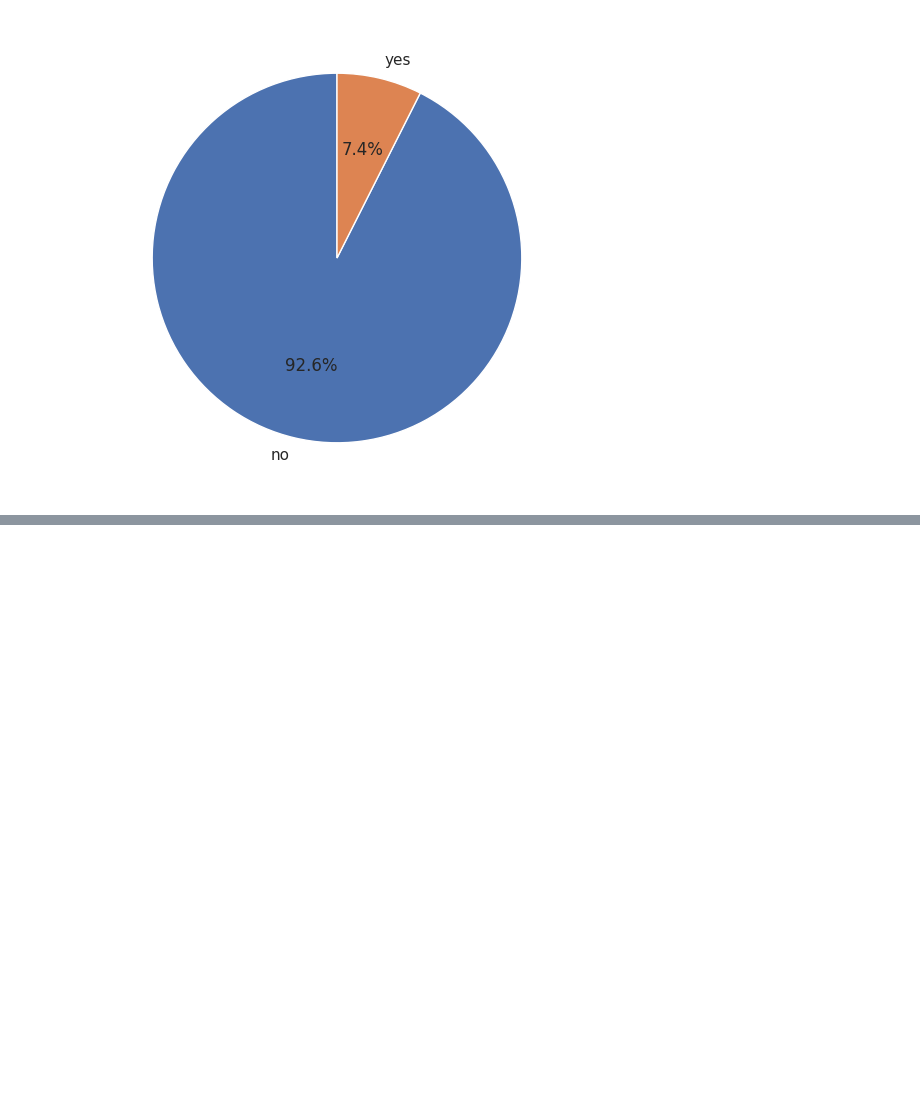
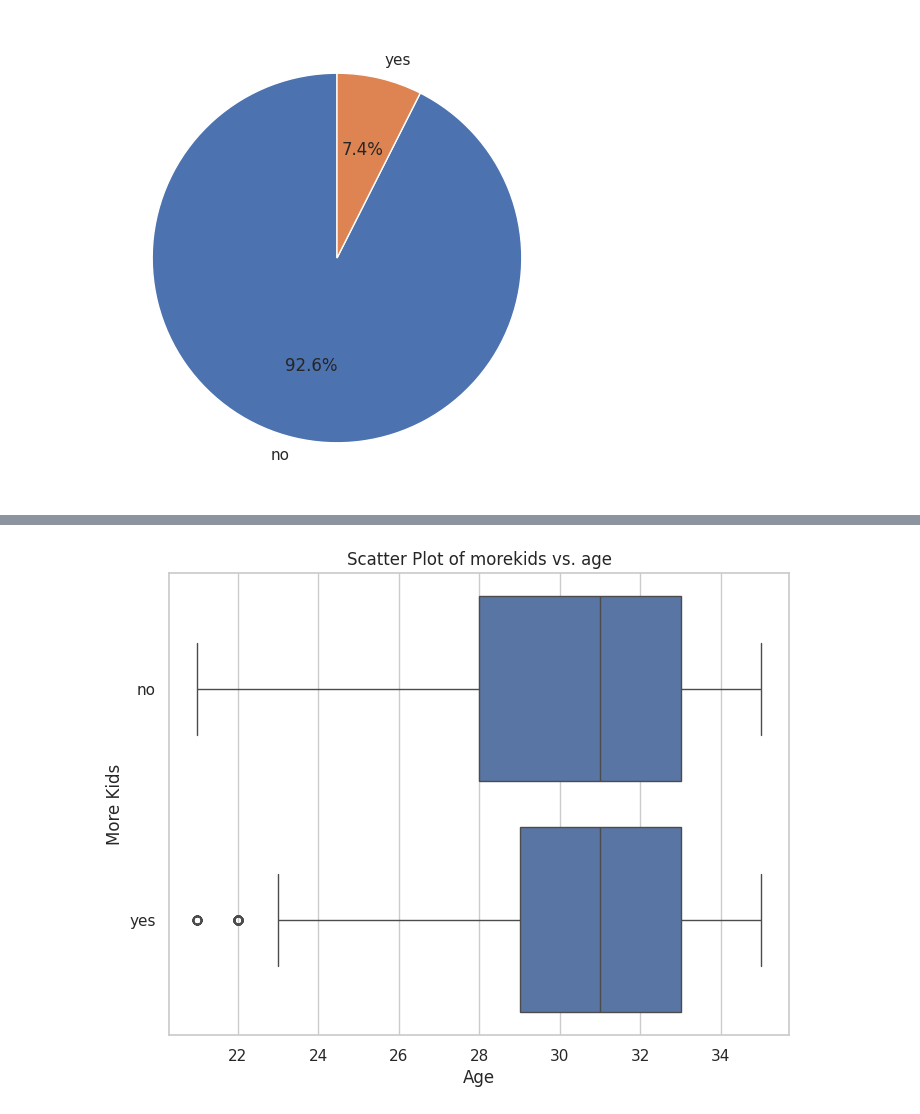
Before and after one commit to DivyamJain0212/EDA-Model-Fertility2, a Jupyter notebook: Divyam_Jain_EDA.ipynb, the cells around one changed output, grey strips where cells are left out. Cells and saved outputs as stored; diff of their text form; code cells hidden in the pictures; blank space fills up the shorter version.

```diff
--- a/Divyam_Jain_EDA.ipynb
+++ b/Divyam_Jain_EDA.ipynb
@@ -248,0 +259,9 @@ NameError: name 'hispanic' is not defined
+# %%
+plt.figure(figsize=(8, 6))
+sns.boxplot(x='age', y='morekids', data=df)
+plt.title('Scatter Plot of morekids vs. age')
+plt.xlabel('Age')
+plt.ylabel('More Kids')
+plt.show()
+# %% [output]
+[figure, added]
```
Also changed, not shown: parts of 5 cells of this notebook.
